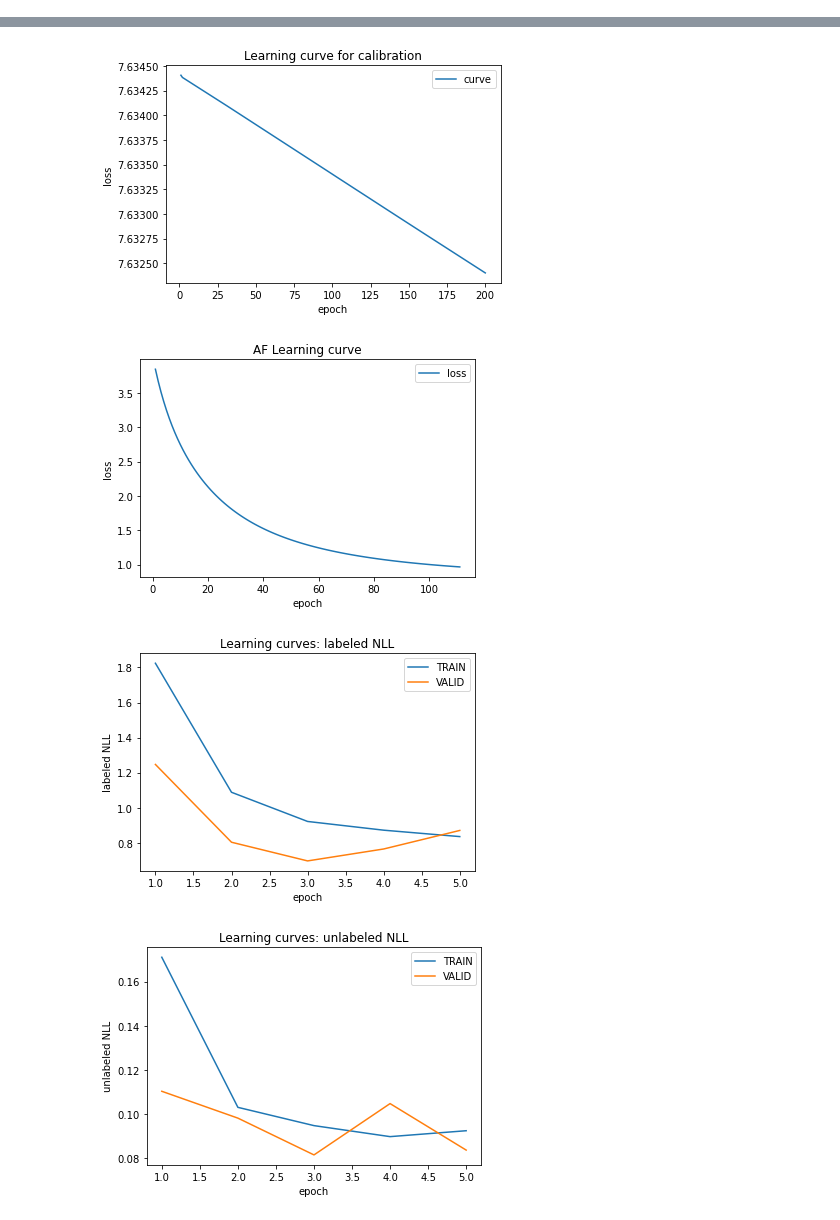
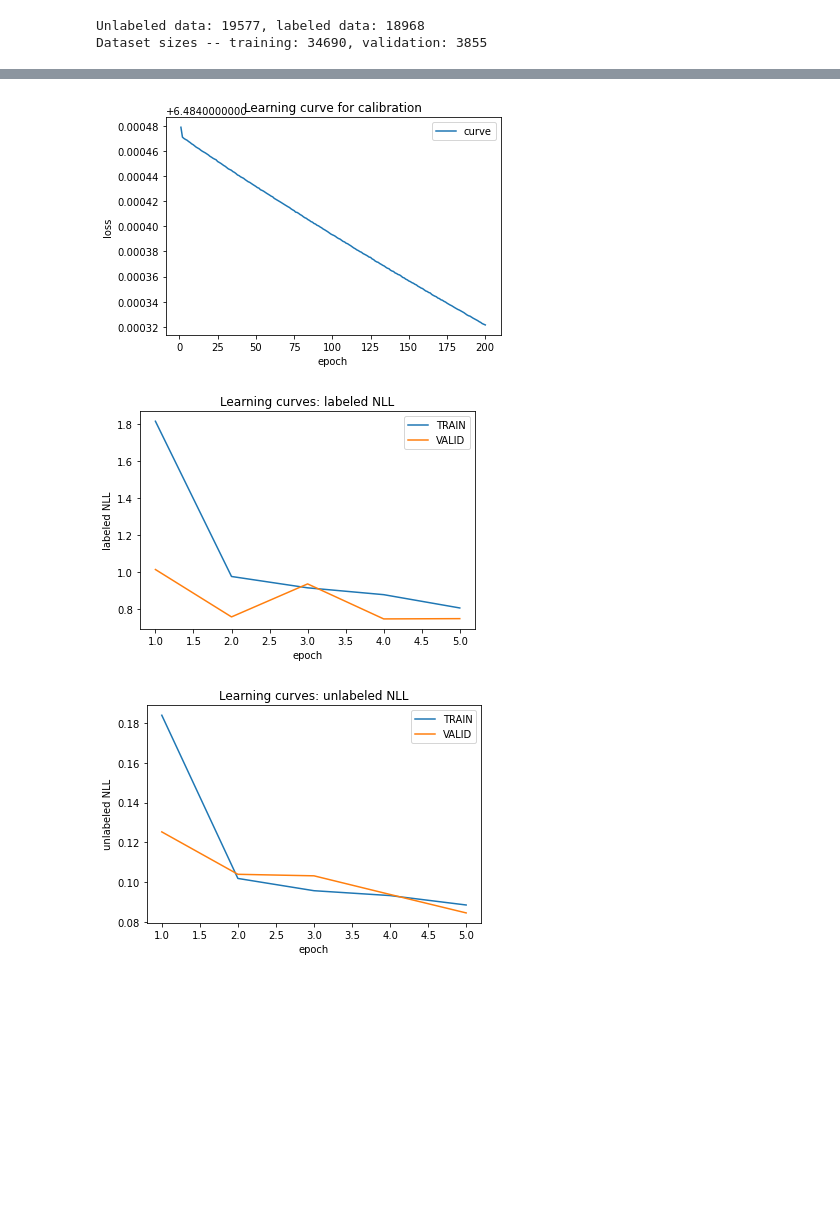
Before and after one commit to davidbenjamin/permutect, a Jupyter notebook: mutect3.ipynb, the cells around one changed output, grey strips where cells are left out. Drawn from its saved outputs; the diff is of its cells as text; code cells hidden in the pictures; blank space fills up the shorter version.

```diff
--- a/mutect3.ipynb
+++ b/mutect3.ipynb
@@ -8,7 +10,8 @@ import torch.utils.data
 # %%
 # load table files produced by GATK, parse and generate data, and pickle data
-PICKLE_DIR = '/Users/davidben/broad/mutect3/pickles/'
-NORMAL_ARTIFACT_DIR = '/Users/davidben/broad/mutect3/normal_artifact/'
+PICKLE_DIR = '/Users/davidben/mutect3/pickles/'
+TABLE_DIR = '/Users/davidben/mutect3/tables/'
+SAVED_MODEL_DIR = '/Users/davidben/mutect3/saved/'
 
 
 DREAMS = ['dream1', 'dream2' , 'dream3', 'dream4']
@@ -18,6 +21,8 @@ normal_samples = ['synthetic.challenge.set1.normal','synthetic.challenge.set2.no
 DREAM_1_PAIR, DREAM_2_PAIR, DREAM_3_PAIR, DREAM_4_PAIR = (PICKLE_DIR + dream + '-pair-train.pickle' for dream in DREAMS)
 DREAM_1_TEST, DREAM_2_TEST, DREAM_3_TEST, DREAM_4_TEST = (PICKLE_DIR + dream + '-test.pickle' for dream in DREAMS)
 
+DREAM_1_NA, DREAM_2_NA, DREAM_3_NA, DREAM_4_NA = (PICKLE_DIR + dream + '-normal-artifact.pickle' for dream in DREAMS)
+DREAM_1_SMALL_NA, DREAM_2_SMALL_NA, DREAM_3_SMALL_NA, DREAM_4_SMALL_NA = (PICKLE_DIR + dream + '-small-normal-artifact.pickle' for dream in DREAMS)
 
 # just dream 1 for speed
 #DREAMS = ['dream1']
@@ -27,16 +32,16 @@ DREAM_1_TEST, DREAM_2_TEST, DREAM_3_TEST, DREAM_4_TEST = (PICKLE_DIR + dream + '
 DREAM_1_SMALL_PAIR = PICKLE_DIR + 'dream1-small-pair-train.pickle'
 DREAM_1_SMALL_TEST = PICKLE_DIR + 'dream1-small-test.pickle'
 
-NA_TABLE = NORMAL_ARTIFACT_DIR + 'small-normal-artifact.table'
-NA_PICKLE = NORMAL_ARTIFACT_DIR + 'small-normal-artifact.pickle'
+#NA_TABLE = NORMAL_ARTIFACT_DIR + 'small-normal-artifact.table'
+#NA_PICKLE = NORMAL_ARTIFACT_DIR + 'small-normal-artifact.pickle'
 
 GENERATE_PICKLES = False
 if GENERATE_PICKLES:
-    table_dir = '/Users/davidben/broad/mutect3/tables/'
-
     for dream, tumor_sample, normal_sample in zip(DREAMS, tumor_samples, normal_samples):
         print("Generating tensors for " + dream)
-        tumor_table, normal_table = (table_dir + dream + suffix for suffix in ('-tumor.table', '-normal.table'))
+        tumor_table, normal_table = (TABLE_DIR + dream + suffix for suffix in ('-tumor.table', '-normal.table'))
         tensors.generate_pickles(tumor_table, normal_table, tumor_sample, normal_sample, PICKLE_DIR, dream)
 
-    na.generate_normal_artifact_pickle(NA_TABLE, NA_PICKLE)
+        na_table = TABLE_DIR + dream + '-small-normal-artifact.table'
+        na_pickle = PICKLE_DIR + dream + '-small-normal-artifact.pickle'
+        na.generate_normal_artifact_pickle(na_table, na_pickle)
@@ -56,5 +59,9 @@ output_layers = [10]
 dropout_p = 0.2
 m3_params = networks.Mutect3Parameters(hidden_read_layers, hidden_info_layers, aggregation_layers, output_layers, dropout_p)
 
-trained_model = train.run_evaluation([DREAM_1_SMALL_PAIR], DREAM_1_SMALL_TEST, NA_PICKLE, params, m3_params)
+#trained_model = train.run_evaluation([DREAM_1_SMALL_PAIR], DREAM_1_SMALL_TEST, DREAM_1_SMALL_NA, params, m3_params)
+
+saved_model_path = SAVED_MODEL_DIR + 'saved.pt'
+model = train.make_trained_mutect3_model(m3_params, [DREAM_1_SMALL_PAIR], [DREAM_1_SMALL_NA], params)
+train.save_mutect3_model(model, m3_params, saved_model_path)
 # %% [output]
@@ -77,0 +69,2 @@ Optimal logit threshold: 0.0766010731458664
+Unlabeled data: 19577, labeled data: 18968
+Dataset sizes -- training: 34690, validation: 3855
@@ -79,4 +72,3 @@ Optimal logit threshold: 0.0766010731458664
-[figure, old version]
+[figure, new version]
-[figure, old version]
+[figure, new version]
-[figure, old version]
+[figure, new version]
-[figure, removed]
```
Also changed, not shown: parts of 21 cells of this notebook, 20 other files.
